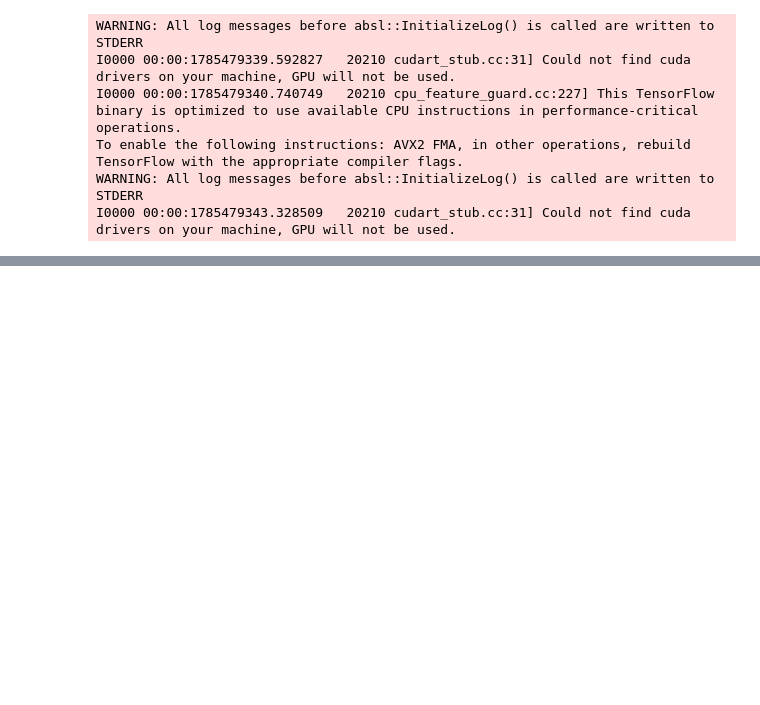
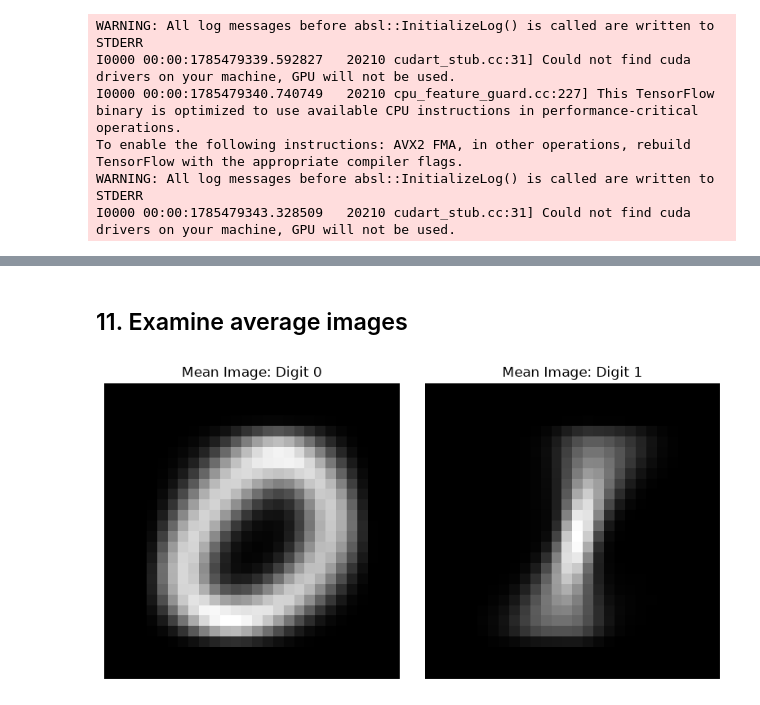
Before and after one commit to KevTJ/kj-project-portfolio, a Jupyter notebook: Research/Neural_Network_Implementation_Computational_Efficiency_Analysis/01_mnist_binary_data_preparation.ipynb, the cells around one changed output, grey strips where cells are left out. Cells and saved outputs as stored; diff of their text form; code cells hidden in the pictures; blank space fills up the shorter version.

```diff
--- a/Research/Neural_Network_Implementation_Computational_Efficiency_Analysis/01_mnist_binary_data_preparation.ipynb
+++ b/Research/Neural_Network_Implementation_Computational_Efficiency_Analysis/01_mnist_binary_data_preparation.ipynb
@@ -124,0 +327,14 @@ I0000 00:00:1785479343.328509   20210 cudart_stub.cc:31] Could not find cuda dri
+# %%
+train_binary_mask = np.isin(y_train_full, [0, 1])
+test_binary_mask = np.isin(y_test_original, [0, 1])
+
+X_train_binary_raw = X_train_full[train_binary_mask]
+y_train_binary = y_train_full[train_binary_mask]
+
+X_test_raw = X_test_original[test_binary_mask]
+y_test = y_test_original[test_binary_mask]
+
+print("Filtered training images:", X_train_binary_raw.shape)
+print("Filtered training labels:", y_train_binary.shape)
+print("Filtered test images:", X_test_raw.shape)
+print("Filtered test labels:", y_test.shape)
@@ -124,0 +504,20 @@ I0000 00:00:1785479343.328509   20210 cudart_stub.cc:31] Could not find cuda dri
+# %% [markdown]
+## 11. Examine average images
+# %%
+mean_zero_image = X_train_binary_raw[y_train_binary == 0].mean(axis=0)
+mean_one_image = X_train_binary_raw[y_train_binary == 1].mean(axis=0)
+
+figure, axes = plt.subplots(1, 2, figsize=(8, 4))
+
+axes[0].imshow(mean_zero_image, cmap="gray")
+axes[0].set_title("Mean Image: Digit 0")
+axes[0].axis("off")
+
+axes[1].imshow(mean_one_image, cmap="gray")
+axes[1].set_title("Mean Image: Digit 1")
+axes[1].axis("off")
+
+plt.tight_layout()
+plt.show()
+# %% [output]
+[figure, added]
```
Also changed, not shown: parts of 30 cells of this notebook.
